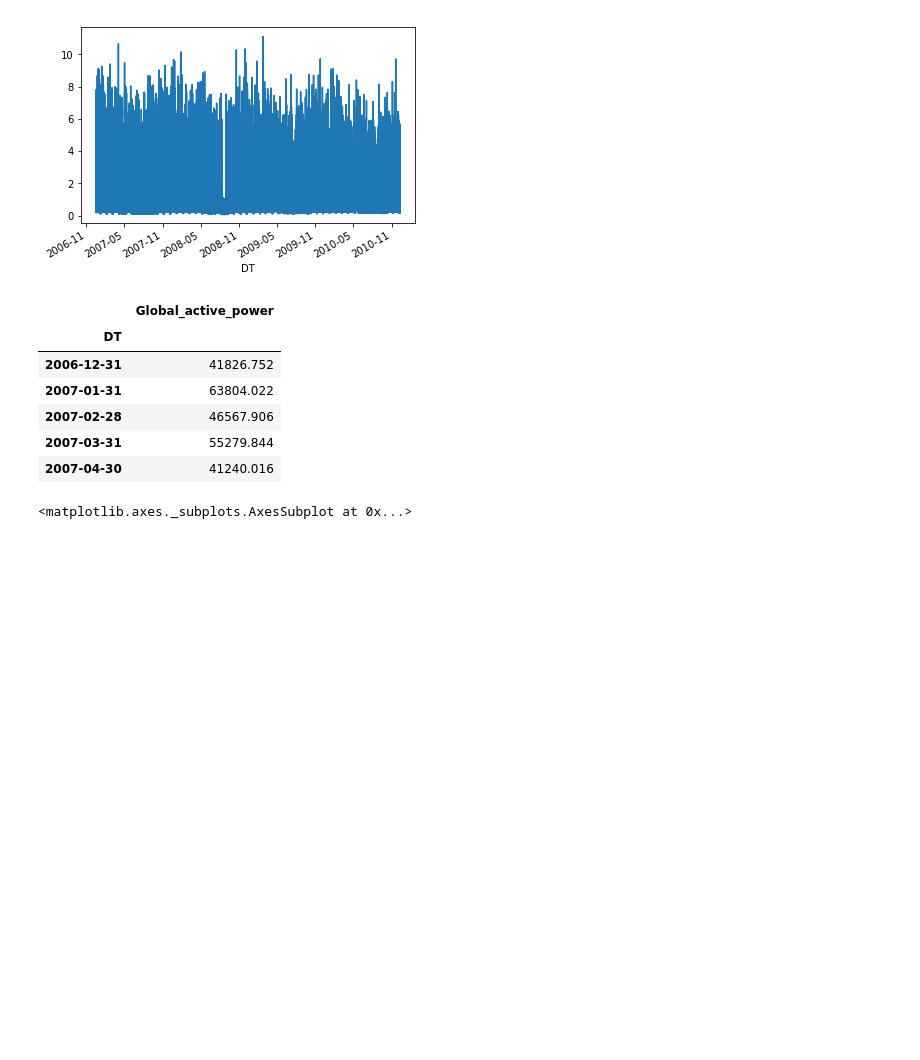
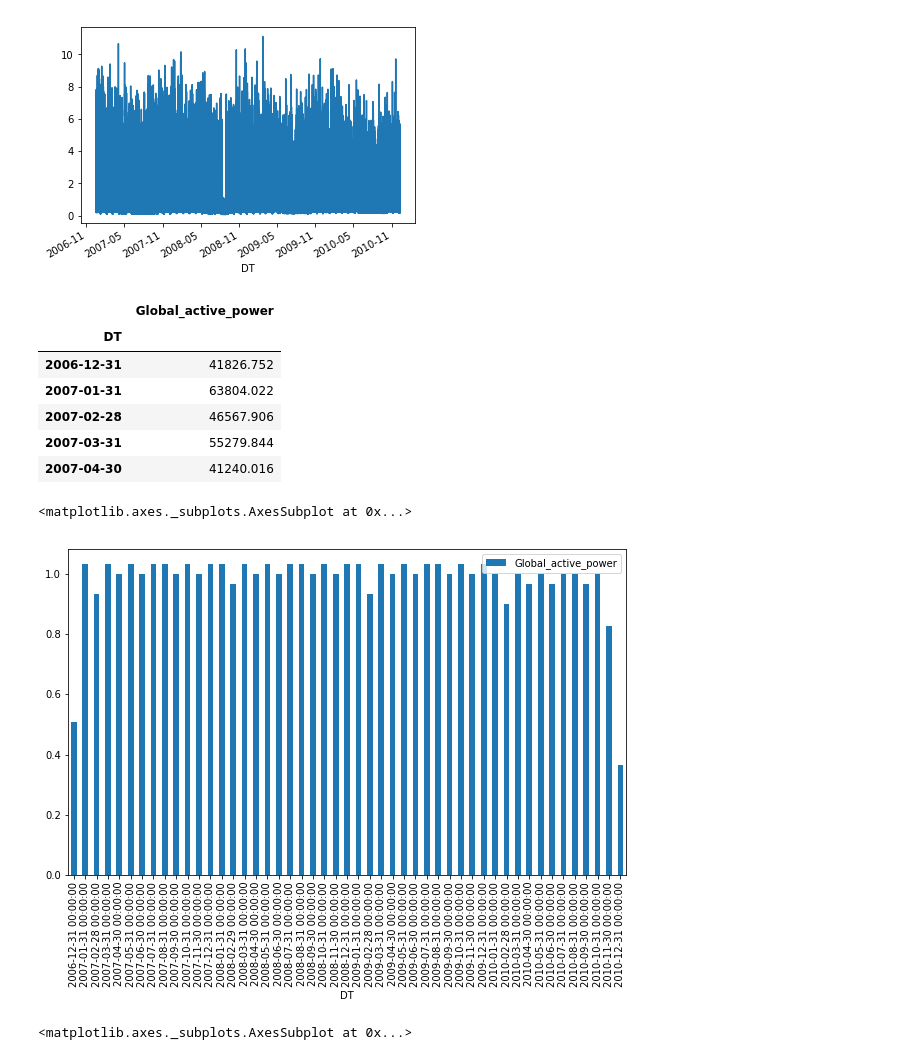
Before and after one commit to divya-nk/data-challenges, a Jupyter notebook: electricity_consumption_time_series_forecast.ipynb, the cells around one changed output. Saved outputs shown, nothing was run; the diff lists cells and outputs as text; code cells hidden in the pictures; blank space fills up the shorter version.

```diff
--- a/electricity_consumption_time_series_forecast.ipynb
+++ b/electricity_consumption_time_series_forecast.ipynb
@@ -191,6 +194,12 @@ data_monthly.head()
 | 2007-02-28 | 46567.906 |
 | 2007-03-31 | 55279.844 |
 | 2007-04-30 | 41240.016 |
+# %%
+daily_count = data3[['Global_active_power']].resample('M').count()/(60*24*30)
+daily_count.plot(kind='bar', figsize = (10,6))
+# %% [output]
+<matplotlib.axes._subplots.AxesSubplot at 0x...>
+[figure, added]
 # %%
 data_monthly['Global_active_power'].plot()
 # %% [output]
```
Also changed, not shown: parts of 17 cells of this notebook.
